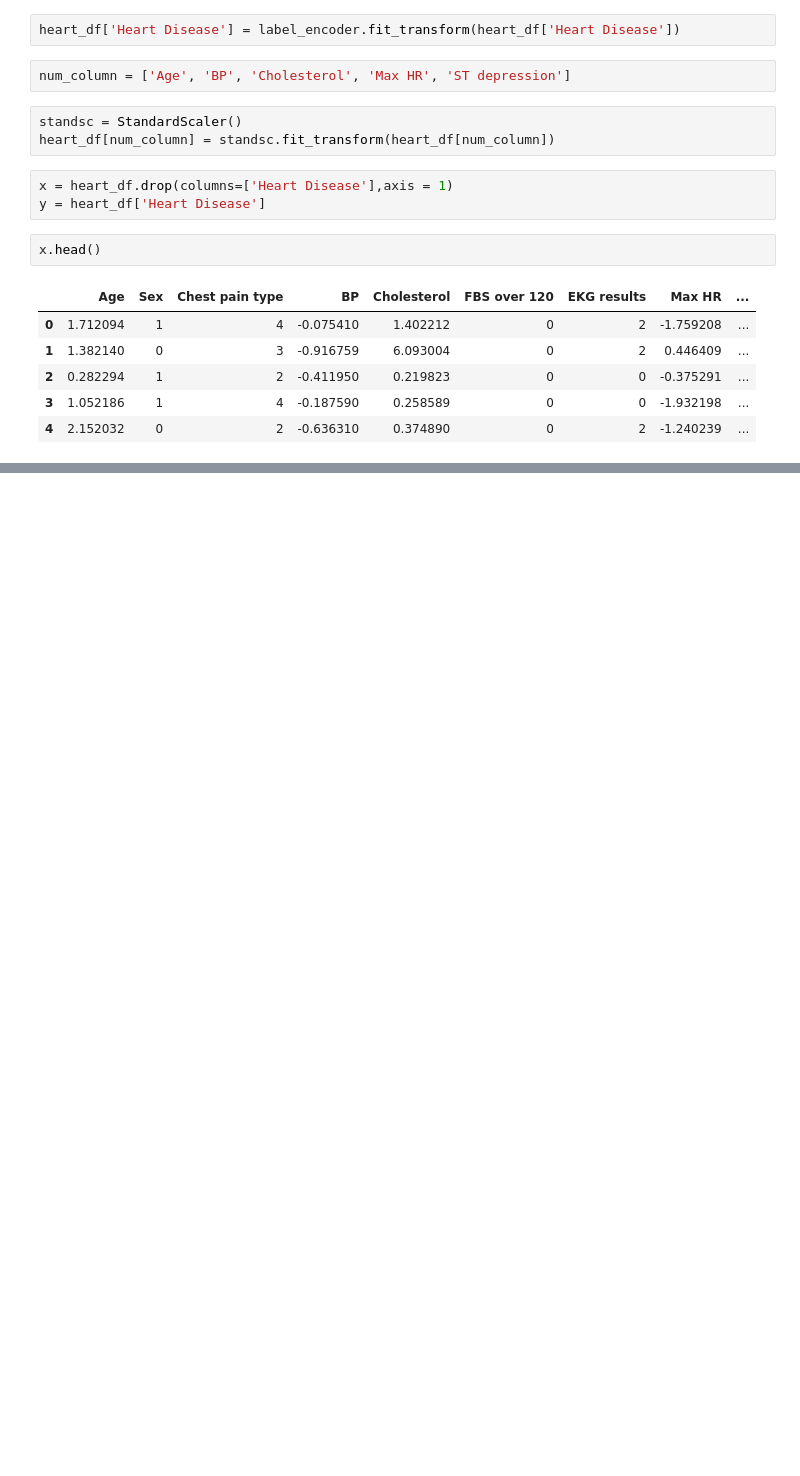
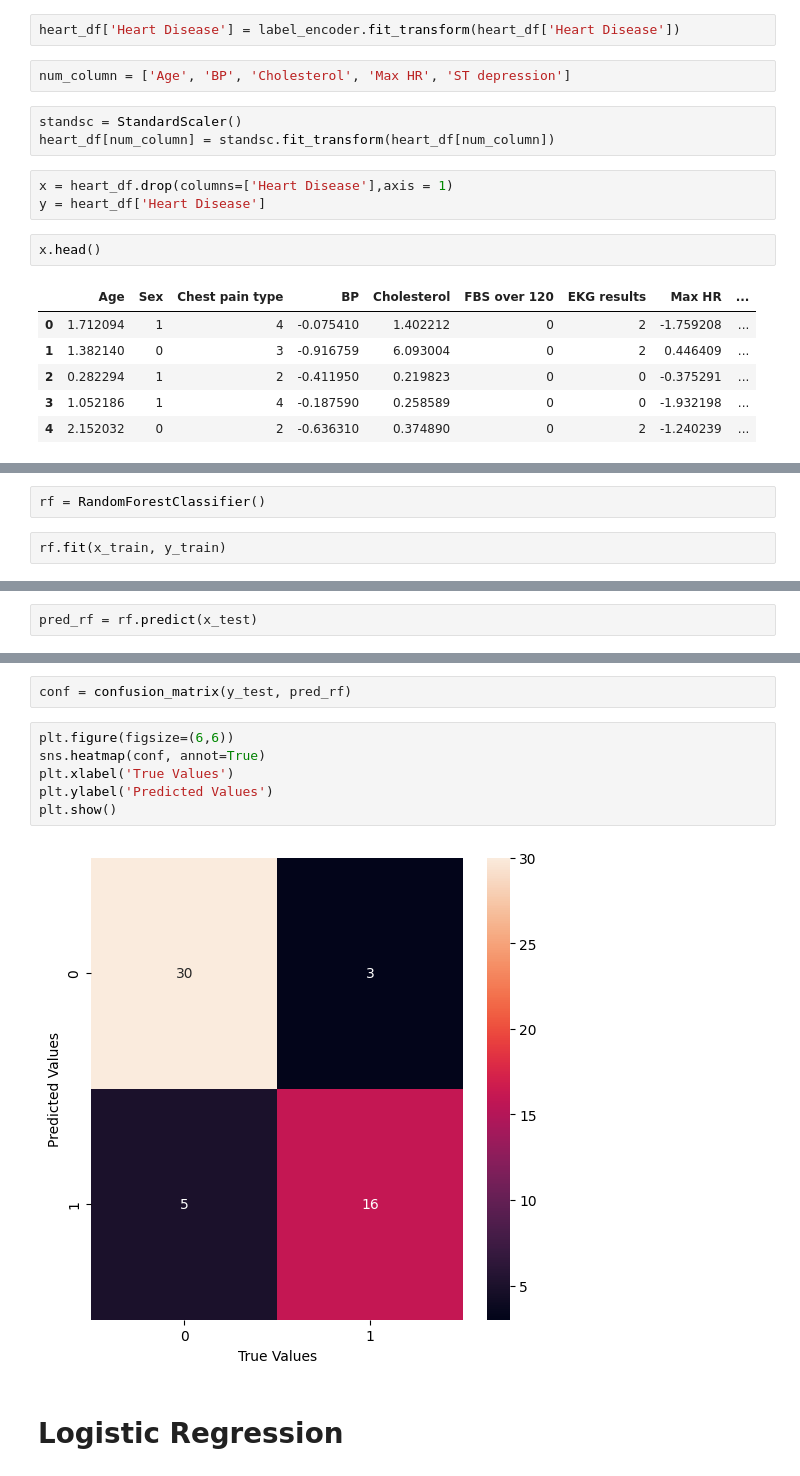
Before and after one commit to Ganeshreddyv123/Advanced-Computer-Science-Masters-Project, a Jupyter notebook: Ganesh_Heart_Disease_Prediction.ipynb, the cells around one changed output, grey strips where cells are left out. Saved outputs shown, nothing was run; the diff lists cells and outputs as text; blank space fills up the shorter version.

```diff
--- a/Ganesh_Heart_Disease_Prediction.ipynb
+++ b/Ganesh_Heart_Disease_Prediction.ipynb
@@ -195,0 +218,4 @@ x.head()
+# %%
+rf = RandomForestClassifier()
+# %%
+rf.fit(x_train, y_train)
@@ -195,0 +224,2 @@ x.head()
+# %%
+pred_rf = rf.predict(x_test)
@@ -195,0 +241,12 @@ x.head()
+# %%
+conf = confusion_matrix(y_test, pred_rf)
+# %%
+plt.figure(figsize=(6,6))
+sns.heatmap(conf, annot=True)
+plt.xlabel('True Values')
+plt.ylabel('Predicted Values')
+plt.show()
+# %% [output]
+[figure, added]
+# %% [markdown]
+# **Logistic Regression**
```
Also changed, not shown: parts of 24 cells of this notebook.
